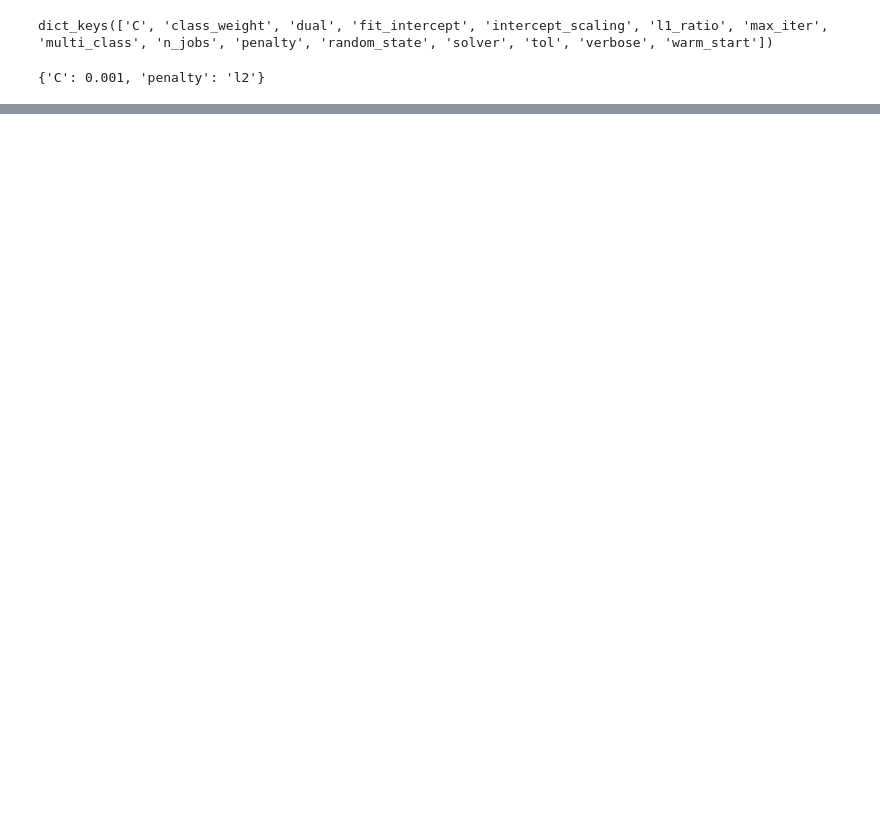
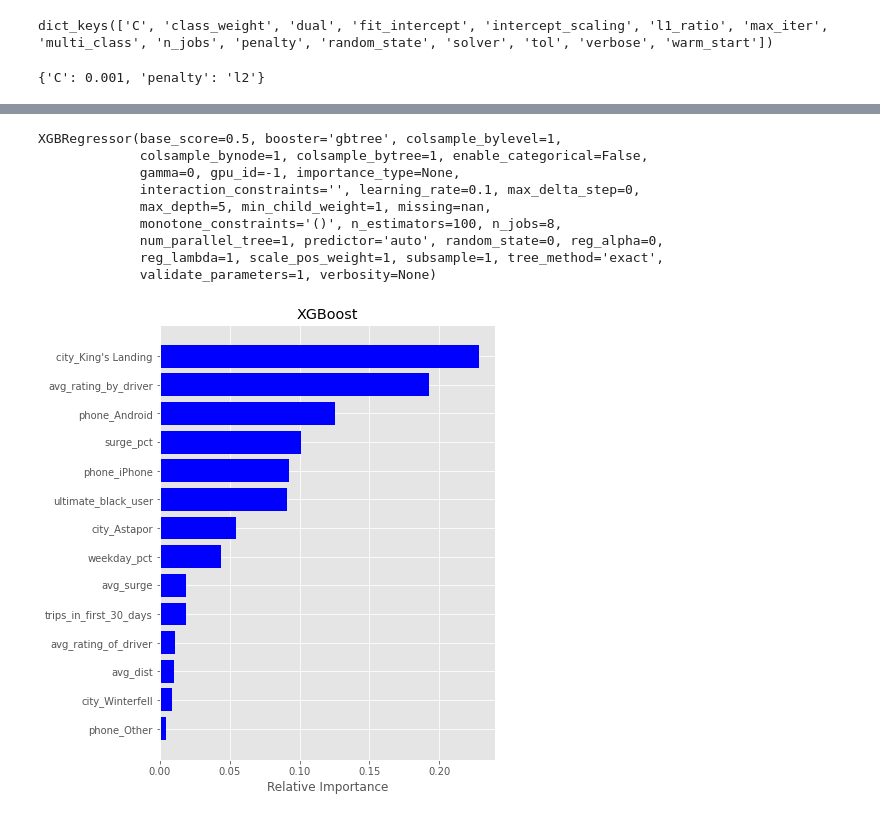
Before and after one commit to nahsradus/SpringBoard, a Jupyter notebook: 26.2.2_Ultimate_challenge/Part3 Predictive Analysis.ipynb, the cells around one changed output, grey strips where cells are left out. Saved outputs shown, nothing was run; the diff lists cells and outputs as text; code cells hidden in the pictures; blank space fills up the shorter version.

```diff
--- a/26.2.2_Ultimate_challenge/Part3 Predictive Analysis.ipynb
+++ b/26.2.2_Ultimate_challenge/Part3 Predictive Analysis.ipynb
@@ -655,0 +706,13 @@ memory usage: 4.2+ MB
+# %%
+plot_impfeatures([final_model], ['XGBoost'])
+# %% [output]
+XGBRegressor(base_score=0.5, booster='gbtree', colsample_bylevel=1,
+             colsample_bynode=1, colsample_bytree=1, enable_categorical=False,
+             gamma=0, gpu_id=-1, importance_type=None,
+             interaction_constraints='', learning_rate=0.1, max_delta_step=0,
+             max_depth=5, min_child_weight=1, missing=nan,
+             monotone_constraints='()', n_estimators=100, n_jobs=8,
+             num_parallel_tree=1, predictor='auto', random_state=0, reg_alpha=0,
+             reg_lambda=1, scale_pos_weight=1, subsample=1, tree_method='exact',
+             validate_parameters=1, verbosity=None)
+[figure, added]
```
Also changed, not shown: parts of 79 cells of this notebook.
